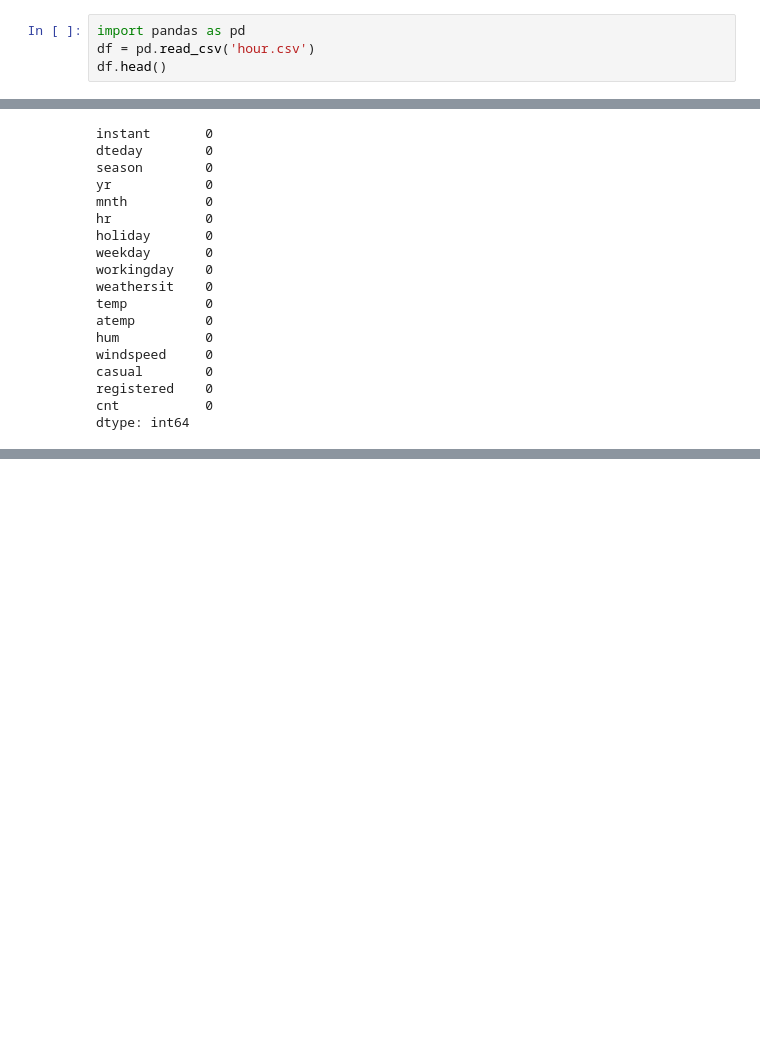
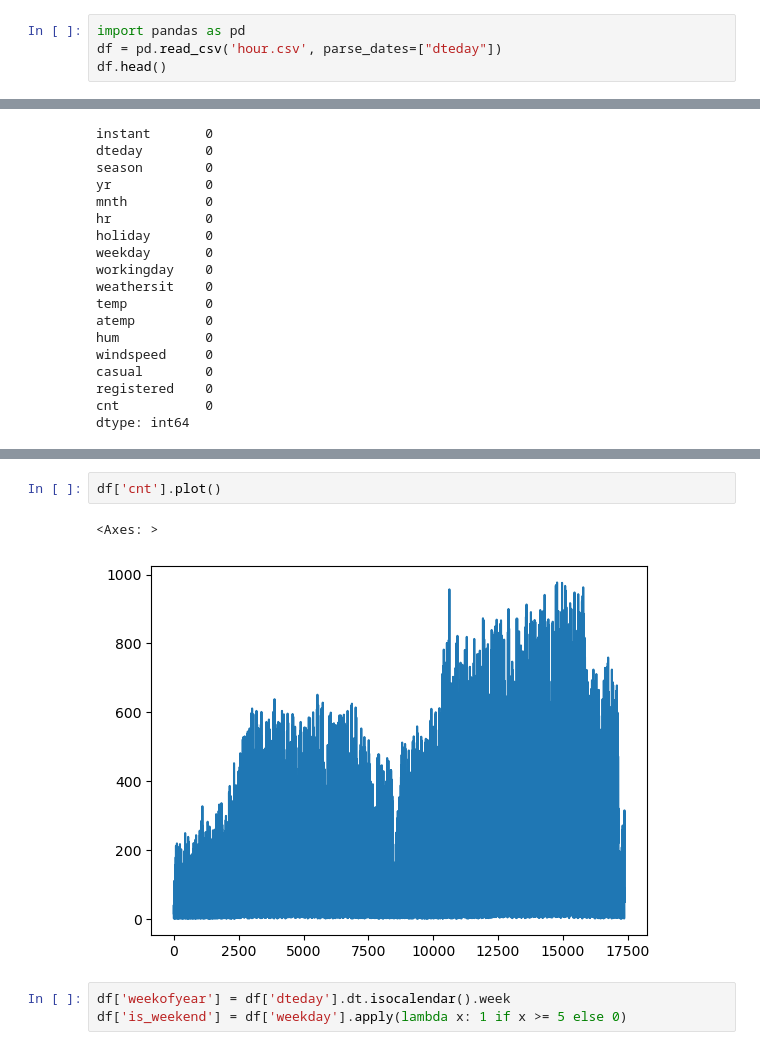
Before and after one commit to MikeTX56/ML-A-to-Z, a Jupyter notebook: Linear regression/Bike sharing/Notebook/bike_sharing.ipynb, the cells around one changed output, grey strips where cells are left out. Drawn from its saved outputs; the diff is of its cells as text; blank space fills up the shorter version.

```diff
--- a/Linear regression/Bike sharing/Notebook/bike_sharing.ipynb
+++ b/Linear regression/Bike sharing/Notebook/bike_sharing.ipynb
@@ -7,7 +7,7 @@ z = zipfile.ZipFile(io.BytesIO(r.content))
 z.extractall()
 # %%
 import pandas as pd
-df = pd.read_csv('hour.csv')
+df = pd.read_csv('hour.csv', parse_dates=["dteday"])
 df.head()
 # %% [output]
 |  | instant | dteday | season | yr | mnth | hr | holiday | weekday | workingday | weathersit | ... |
@@ -64 +64,9 @@ cnt             int64
 dtype: object
+# %%
+df['cnt'].plot()
+# %% [output]
+<Axes: >
+[figure, added]
+# %%
+df['weekofyear'] = df['dteday'].dt.isocalendar().week
+df['is_weekend'] = df['weekday'].apply(lambda x: 1 if x >= 5 else 0)
```
Also changed, not shown: parts of 9 cells of this notebook, 3 other files.
